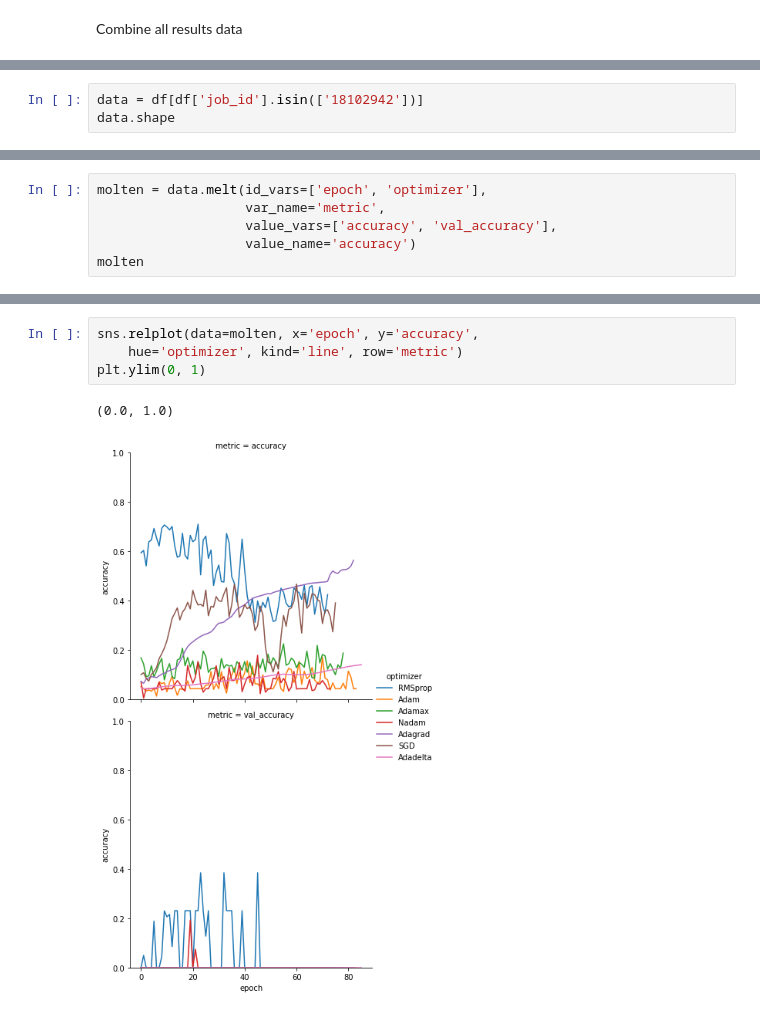
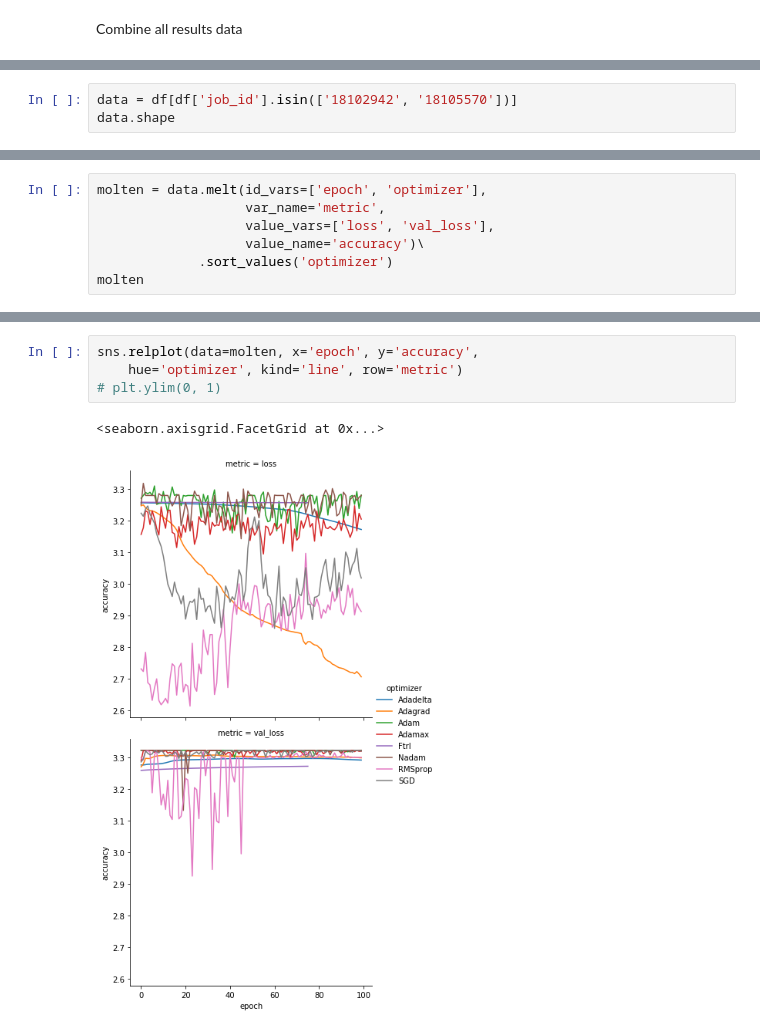
Before and after one commit to dunnkers/optimizers-sign-language, a Jupyter notebook: exploration/results.ipynb, the cells around one changed output, grey strips where cells are left out. Cells and saved outputs as stored; diff of their text form.

```diff
--- a/exploration/results.ipynb
+++ b/exploration/results.ipynb
@@ -38,4 +38,4 @@ df
 # %%
-data = df[df['job_id'].isin(['18102942'])]
+data = df[df['job_id'].isin(['18102942', '18105570'])]
 data.shape
 # %% [output]
@@ -43,8 +43,9 @@ data.shape
 # %%
 molten = data.melt(id_vars=['epoch', 'optimizer'],
                    var_name='metric',
-                   value_vars=['accuracy', 'val_accuracy'],
-                   value_name='accuracy')
+                   value_vars=['loss', 'val_loss'],
+                   value_name='accuracy')\
+             .sort_values('optimizer')
 molten
 # %% [output]
 |  | epoch | optimizer | metric | accuracy |
@@ -63,7 +64,7 @@ molten
 # %%
 sns.relplot(data=molten, x='epoch', y='accuracy',
     hue='optimizer', kind='line', row='metric')
-plt.ylim(0, 1)
+# plt.ylim(0, 1)
 # %% [output]
-(0.0, 1.0)
+<seaborn.axisgrid.FacetGrid at 0x...>
-[figure, old version]
+[figure, new version]
```
Also changed, not shown: parts of 3 cells of this notebook, 2 other files.
